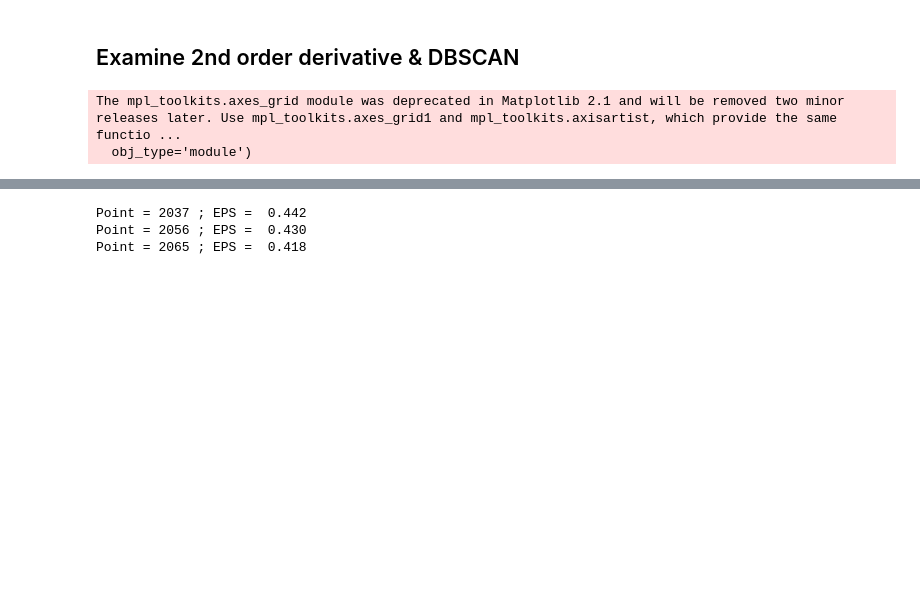
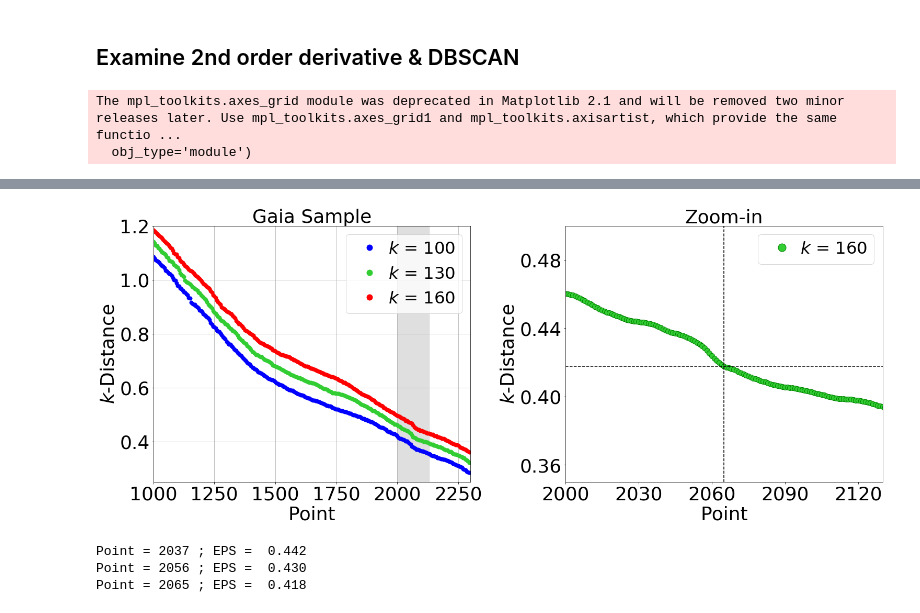
Before and after one commit to hectorcanovas/data_mining_Gaia_DR2, a Jupyter notebook: sample_clusters/cl_dbscan/03_plot_eps.ipynb, the cells around one changed output, grey strips where cells are left out. Cells and saved outputs as stored; diff of their text form; code cells hidden in the pictures; blank space fills up the shorter version.

Commit message:
Updating cl_dbscan

```diff
--- a/sample_clusters/cl_dbscan/03_plot_eps.ipynb
+++ b/sample_clusters/cl_dbscan/03_plot_eps.ipynb
@@ -14,6 +14,23 @@ from gaia.cluster_dbscan import Dbscan as Dbscan
 # %% [output]
 The mpl_toolkits.axes_grid module was deprecated in Matplotlib 2.1 and will be removed two minor releases later. Use mpl_toolkits.axes_grid1 and mpl_toolkits.axisartist, which provide the same functio ...
   obj_type='module')
+# %%
+def set_plot(fontsize = 26, xlim = 0, ylim = 1, xlabel = 'xaxis', ylabel = 'xaxis', xstep = None, ystep = None,
+             legend = None, title = None):
+    plt.ylim(ylim)
+    plt.xlim(xlim)
+    plt.yticks(fontsize = fontsize)
+    plt.xticks(fontsize = fontsize)
+    plt.xlabel(xlabel, fontsize = fontsize)
+    plt.ylabel(ylabel, fontsize = fontsize)
+    if title:
+        plt.title(title, fontsize = fontsize)
+    if xstep:
+        plt.xticks(np.arange(min(xlim), max(xlim)+1, xstep))
+    if ystep:
+        plt.yticks(np.arange(min(ylim)+0.01, max(ylim)+0.01, ystep))
+    if legend:
+        plt.legend(loc = 'upper right', fontsize = fontsize*0.9, markerscale = 1.5, handletextpad = 0.1, numpoints = 1)
 # %%
 # Read data ====================================
 warnings.simplefilter('ignore', AstropyWarning)
@@ -111,3 +56,52 @@ fig.savefig('03_plot_eps_0.pdf', bbox_inches = 'tight', overwrite = True)
+# %%
+# PLOT ==========================================
+data_inp = data_x
+fig      = plt.figure(figsize=[25,9])
+ftsize   = 36
+colors   = iter(['blue', 'limegreen', 'red'])
+
+
+# First Plot ================================
+ax = plt.subplot(121)
+plt.subplots_adjust(wspace = 0.3)
+
+for mpts in [100, 130, 160]:
+    data_inp.compute_neighbours(min_points = mpts)
+    x     = data_inp.n_distance['ind'].data[0::5]  #rebin every 5 steps to ease PDF plots
+    y     = data_inp.n_distance['dist'].data[0::5]
+    label = r'$k$ = ' + np.str(mpts)
+    plt.plot(x, y, 'o', label = label, markeredgecolor = 'none', markersize = 8, color = next(colors))
+
+set_plot(xlim=[1000, len(data_inp.data)], ylim=[0.25, 1.2], fontsize = ftsize, xlabel = 'Point',
+         ylabel = r'$k$-Distance', title = 'Gaia Sample', xstep = 250, legend = True)
+plt.grid()
+ax.axvspan(2000, 2130, alpha=0.25, color='grey')
+
+
+# Second Plot ===============================
+plt.subplot(122)
+data_inp.compute_neighbours(min_points=dbscan_pars['mpts'])
+data_inp.kdist_tb_rebin(bin_step=dbscan_pars['bin_step'])
+data_inp.kdist_tb_smooth(gauss=dbscan_pars['bin_gauss'])
+data_inp.deriva_2()
+
+peaks   = data_x.get_deriva2_peaks(plot=False, xrg=[2000, 2150], thres=dbscan_pars['peak_thres'], min_dist=7)
+
+plt.plot(data_inp.opoints, data_inp.kdist, 'o', color = 'limegreen', label = r'$k$ = ' + np.str(mpts), markersize = 10, markeredgecolor = 'green')
+set_plot(xlim=[2000, 2130], ylim=[0.35,0.50], fontsize = ftsize, xlabel = 'Point', ylabel = r'$k$-Distance',
+         title = 'Zoom-in', xstep = 30, ystep = 0.04, legend = True)
+
+i = 2
+peak_x = peaks[i]
+peak_y = data_x.kdist[data_x.opoints == peaks[i]]
+
+plt.axvline(x=peak_x, ymin=0, ymax=2,    linestyle = '--', color = 'black')
+plt.axhline(y=peak_y, xmin=0, xmax=2200, linestyle = '--', color = 'black')
+
+plt.show()
+fig.savefig('03_plot_eps_0.pdf', bbox_inches = 'tight', overwrite = True)
+# %% [output]
+[figure, added]
 # %%
 for peak in peaks:
     print(f'Point = {peak} ; EPS = {data_x.kdist[data_x.opoints == peak][0]:>6.3f}')
```
Also changed, not shown: parts of 2 cells of this notebook, 6 other files.
